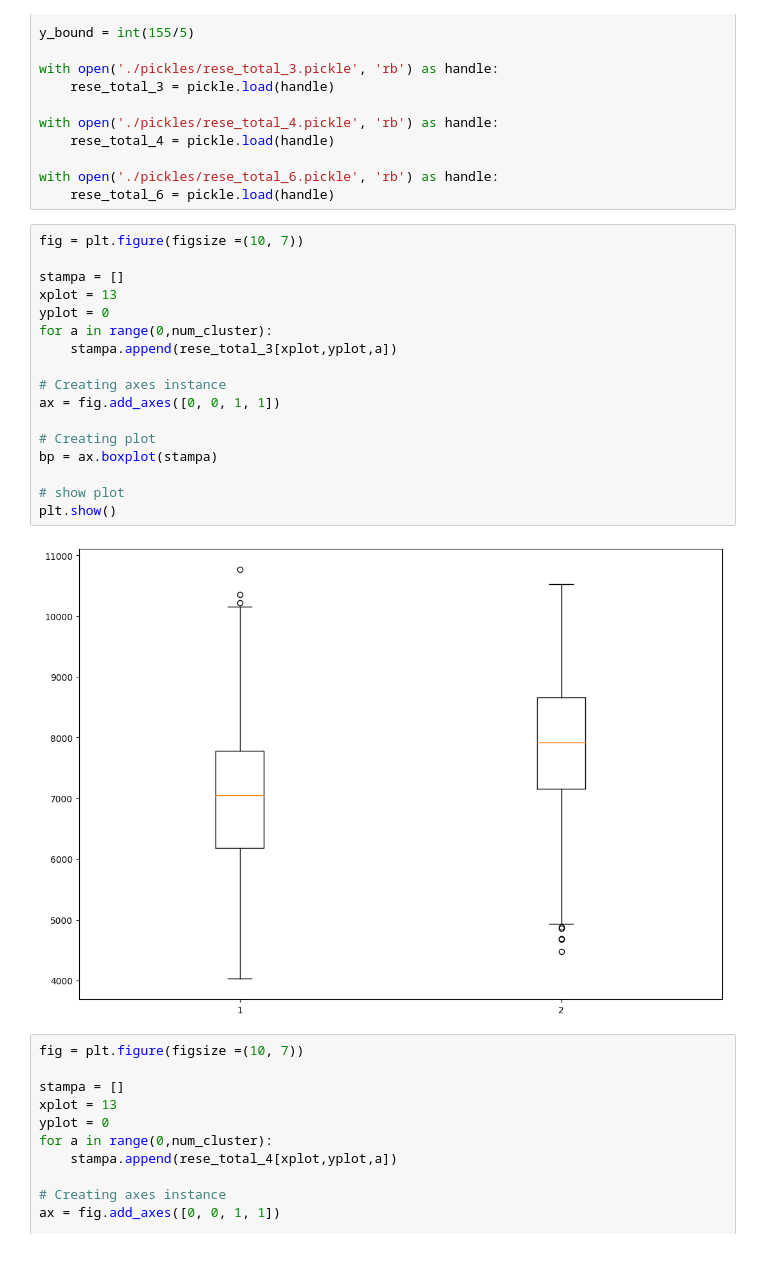
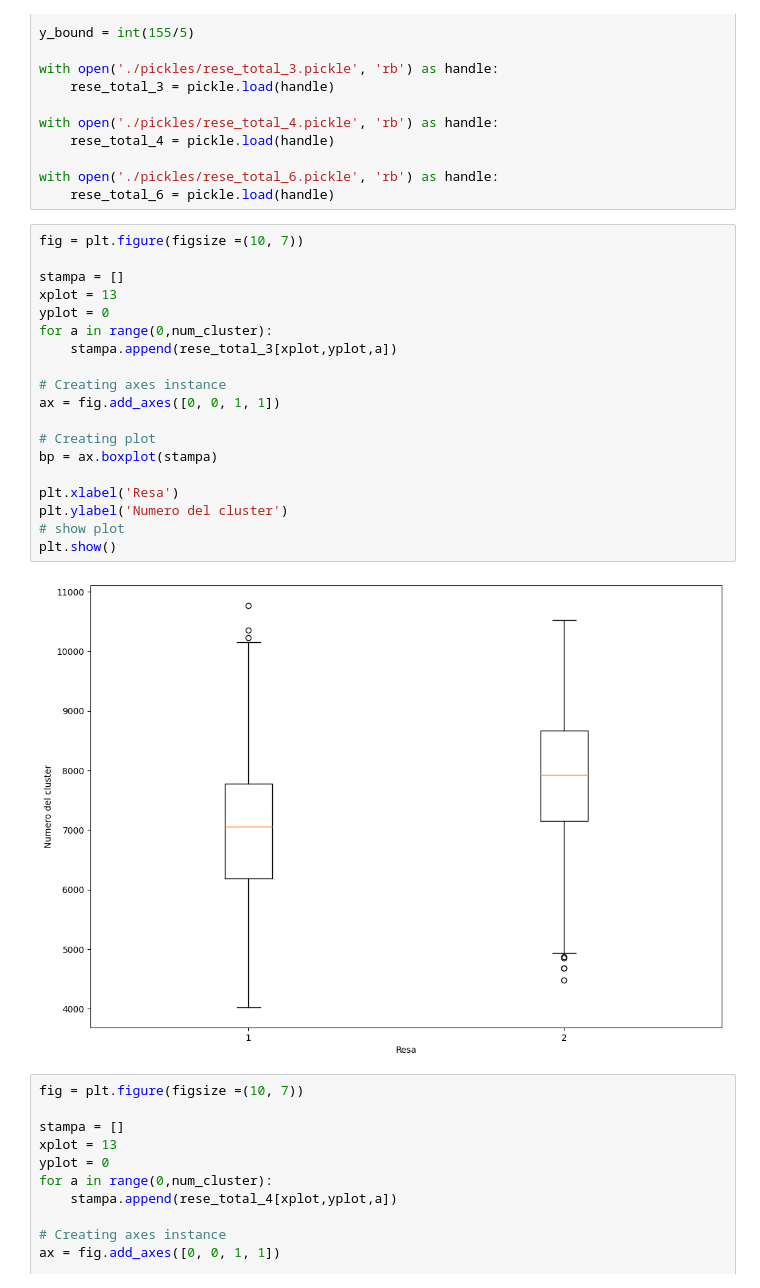
Before and after one commit to Simone-Scalella/BigDataProject, a Jupyter notebook: boxplot.ipynb, the cells around one changed output. Cells and saved outputs as stored; diff of their text form; blank space fills up the shorter version.

```diff
--- a/boxplot.ipynb
+++ b/boxplot.ipynb
@@ -24,22 +24,24 @@ with open('./pickles/rese_total_6.pickle', 'rb') as handle:
 # %%
 fig = plt.figure(figsize =(10, 7))
 
 stampa = []
 xplot = 13
 yplot = 0
 for a in range(0,num_cluster):
     stampa.append(rese_total_3[xplot,yplot,a])
 
 # Creating axes instance
 ax = fig.add_axes([0, 0, 1, 1])
 
 # Creating plot
 bp = ax.boxplot(stampa)
 
+plt.xlabel('Resa')
+plt.ylabel('Numero del cluster')
 # show plot
 plt.show()
 # %% [output]
-[figure, old version]
+[figure, new version]
 # %%
 fig = plt.figure(figsize =(10, 7))
 
```
Also changed, not shown: 1 other file.
